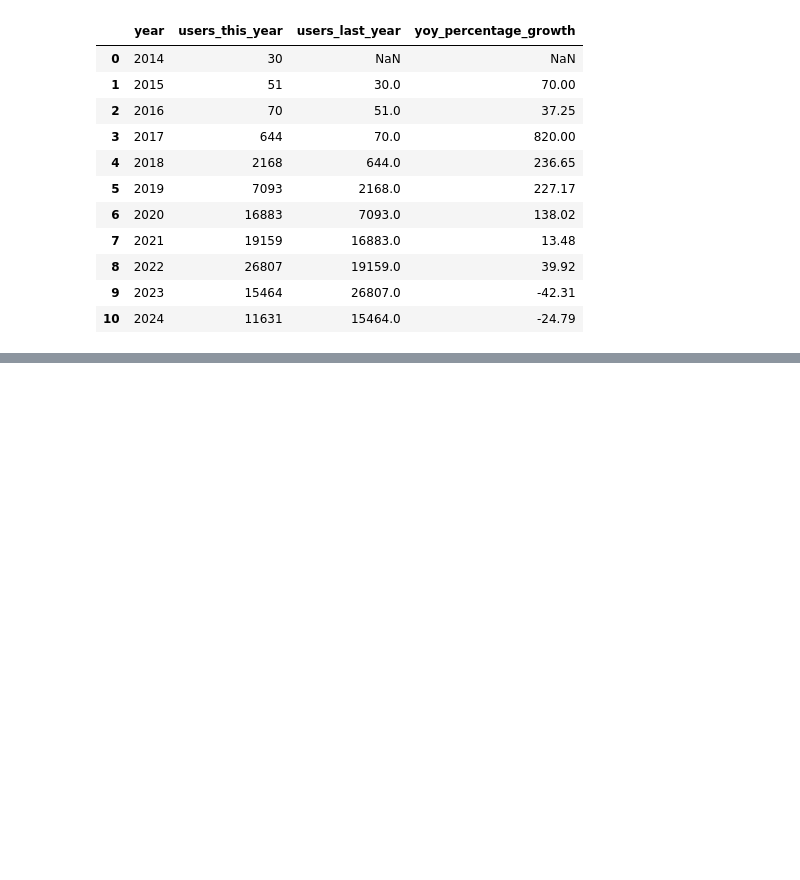
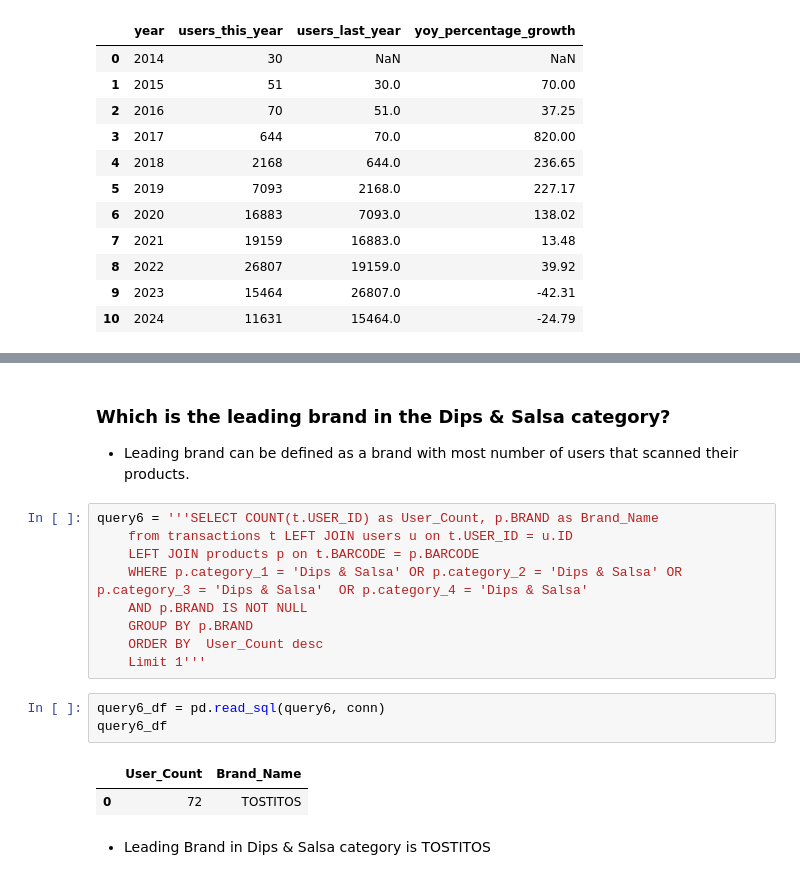
Before and after one commit to tharun-palla/FETCH_DATA_ANALYSIS, a Jupyter notebook: Fetch Analysis.ipynb, the cells around one changed output, grey strips where cells are left out. Cells and saved outputs as stored; diff of their text form; blank space fills up the shorter version.

```diff
--- a/Fetch Analysis.ipynb
+++ b/Fetch Analysis.ipynb
@@ -976,0 +992,20 @@ query5_df
+# %% [markdown]
+### Which is the leading brand in the Dips & Salsa category?
+* Leading brand can be defined as a brand with most number of users that scanned their products.
+# %%
+query6 = '''SELECT COUNT(t.USER_ID) as User_Count, p.BRAND as Brand_Name
+    from transactions t LEFT JOIN users u on t.USER_ID = u.ID
+    LEFT JOIN products p on t.BARCODE = p.BARCODE
+    WHERE p.category_1 = 'Dips & Salsa' OR p.category_2 = 'Dips & Salsa' OR p.category_3 = 'Dips & Salsa'  OR p.category_4 = 'Dips & Salsa'
+    AND p.BRAND IS NOT NULL
+    GROUP BY p.BRAND
+    ORDER BY  User_Count desc
+    Limit 1'''
+# %%
+query6_df = pd.read_sql(query6, conn)
+query6_df
+# %% [output]
+|  | User_Count | Brand_Name |
+| 0 | 72 | TOSTITOS |
+# %% [markdown]
+* Leading Brand in Dips & Salsa category is TOSTITOS
```
Also changed, not shown: parts of 18 cells of this notebook.
